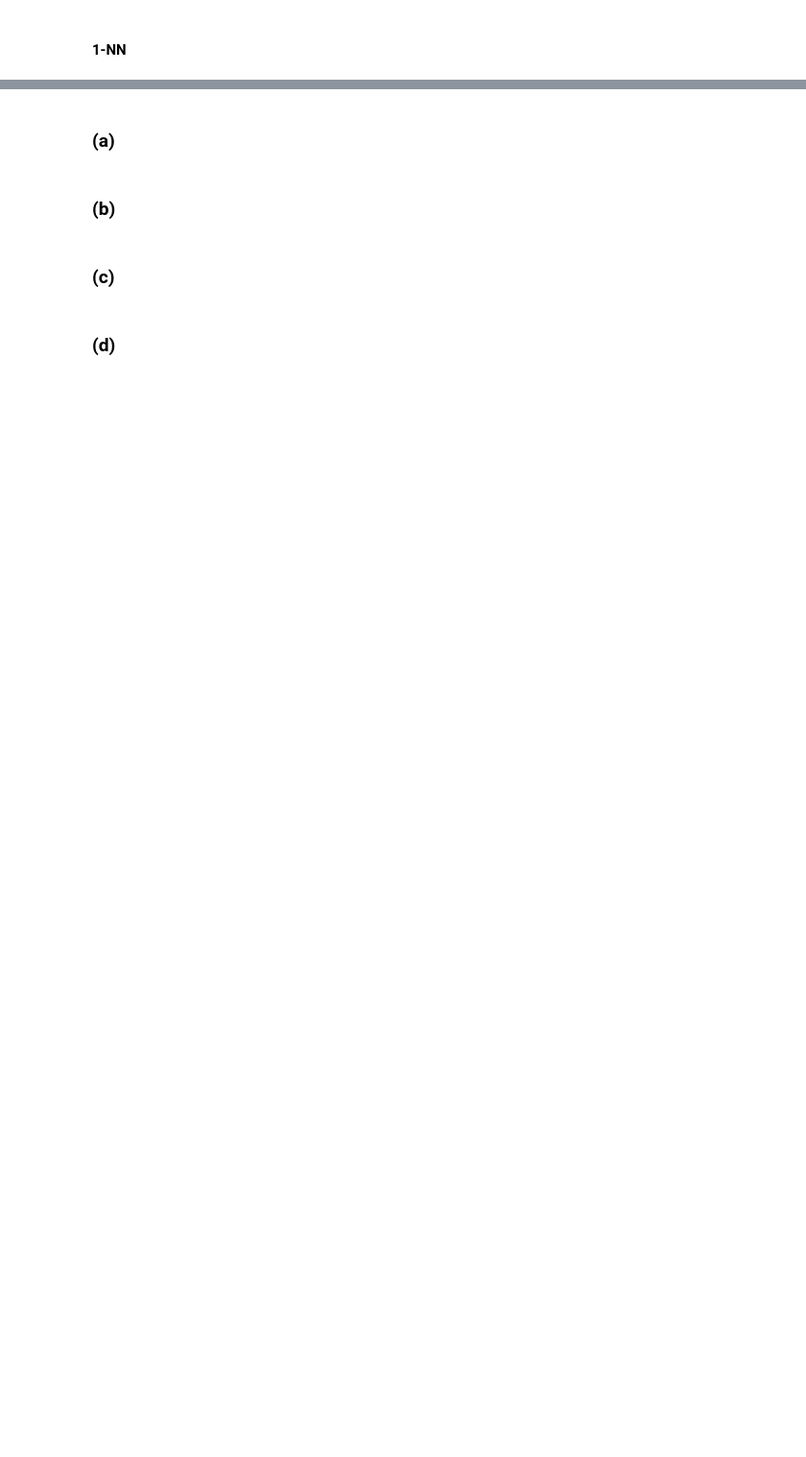
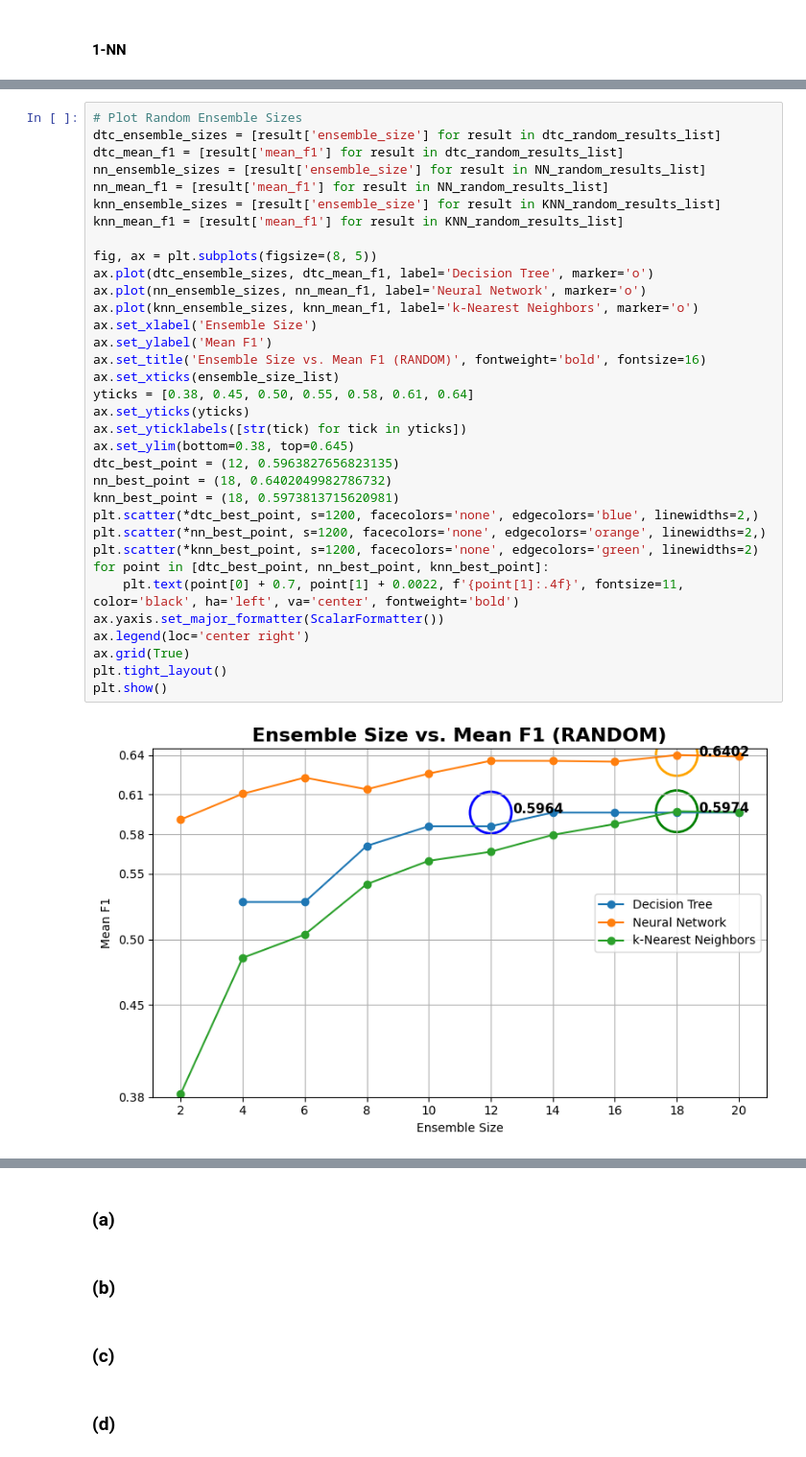
Before and after one commit to dandex200/COMP47490_Machine_Learning, a Jupyter notebook: Assignment_2/ML_A2.ipynb, the cells around one changed output, grey strips where cells are left out. Shown: that part at 96% size. Drawn from its saved outputs; the diff is of its cells as text; blank space fills up the shorter version.

```diff
--- a/Assignment_2/ML_A2.ipynb
+++ b/Assignment_2/ML_A2.ipynb
@@ -285,0 +902,36 @@ NameError: name 'keras' is not defined
+# %%
+# Plot Random Ensemble Sizes
+dtc_ensemble_sizes = [result['ensemble_size'] for result in dtc_random_results_list]
+dtc_mean_f1 = [result['mean_f1'] for result in dtc_random_results_list]
+nn_ensemble_sizes = [result['ensemble_size'] for result in NN_random_results_list]
+nn_mean_f1 = [result['mean_f1'] for result in NN_random_results_list]
+knn_ensemble_sizes = [result['ensemble_size'] for result in KNN_random_results_list]
+knn_mean_f1 = [result['mean_f1'] for result in KNN_random_results_list]
+
+fig, ax = plt.subplots(figsize=(8, 5))
+ax.plot(dtc_ensemble_sizes, dtc_mean_f1, label='Decision Tree', marker='o')
+ax.plot(nn_ensemble_sizes, nn_mean_f1, label='Neural Network', marker='o')
+ax.plot(knn_ensemble_sizes, knn_mean_f1, label='k-Nearest Neighbors', marker='o')
+ax.set_xlabel('Ensemble Size')
+ax.set_ylabel('Mean F1')
+ax.set_title('Ensemble Size vs. Mean F1 (RANDOM)', fontweight='bold', fontsize=16)
+ax.set_xticks(ensemble_size_list)
+yticks = [0.38, 0.45, 0.50, 0.55, 0.58, 0.61, 0.64]
+ax.set_yticks(yticks)
+ax.set_yticklabels([str(tick) for tick in yticks])
+ax.set_ylim(bottom=0.38, top=0.645)
+dtc_best_point = (12, 0.5963827656823135)
+nn_best_point = (18, 0.6402049982786732)
+knn_best_point = (18, 0.5973813715620981)
+plt.scatter(*dtc_best_point, s=1200, facecolors='none', edgecolors='blue', linewidths=2,)
+plt.scatter(*nn_best_point, s=1200, facecolors='none', edgecolors='orange', linewidths=2,)
+plt.scatter(*knn_best_point, s=1200, facecolors='none', edgecolors='green', linewidths=2)
+for point in [dtc_best_point, nn_best_point, knn_best_point]:
+    plt.text(point[0] + 0.7, point[1] + 0.0022, f'{point[1]:.4f}', fontsize=11, color='black', ha='left', va='center', fontweight='bold')
+ax.yaxis.set_major_formatter(ScalarFormatter())
+ax.legend(loc='center right')
+ax.grid(True)
+plt.tight_layout()
+plt.show()
+# %% [output]
+[figure, added]
```
Also changed, not shown: parts of 58 cells of this notebook, 3 other files.
